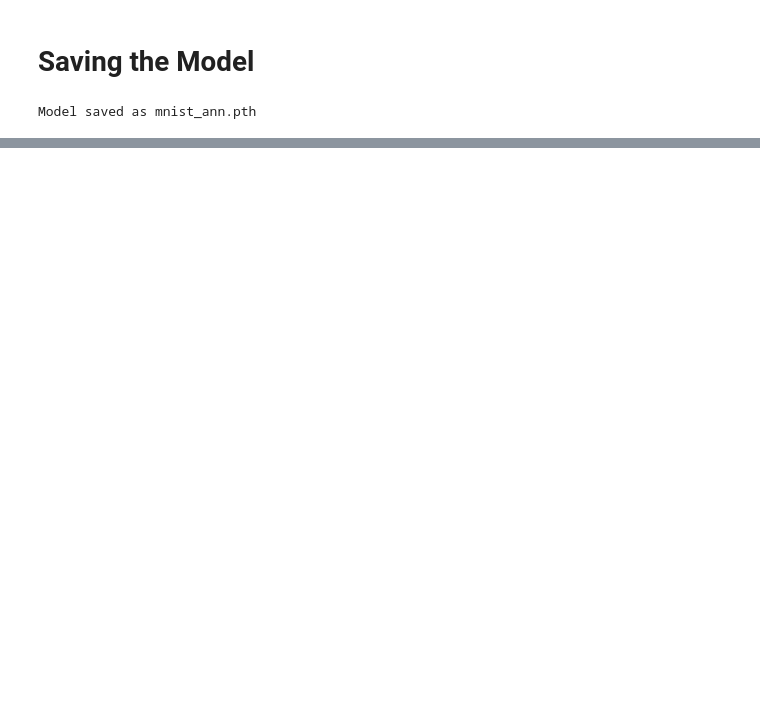
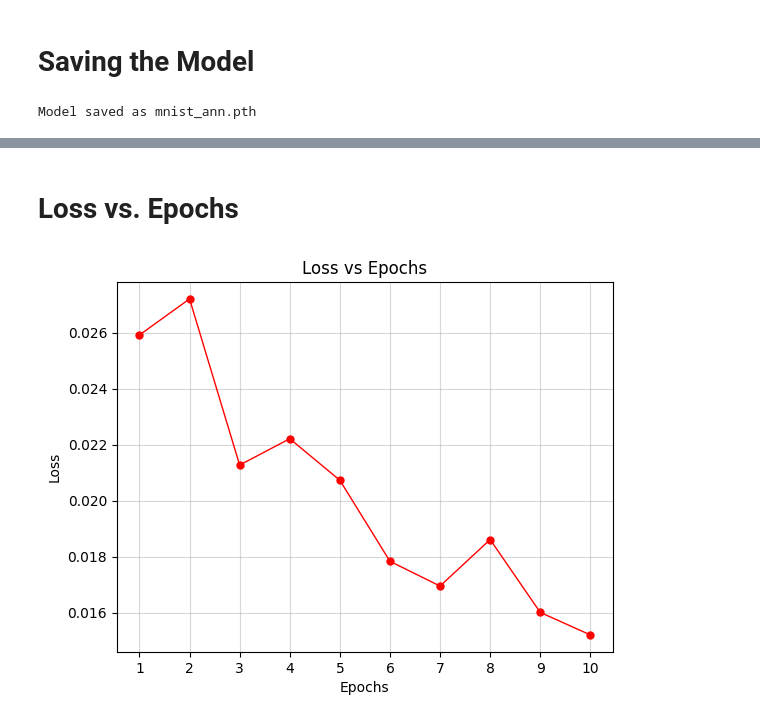
Before and after one commit to VedantPancholi/MNIST_ANN-USING-PYTORCH, a Jupyter notebook: mnist-ann-pytorch.ipynb, the cells around one changed output, grey strips where cells are left out. Drawn from its saved outputs; the diff is of its cells as text; code cells hidden in the pictures; blank space fills up the shorter version.

```diff
--- a/mnist-ann-pytorch.ipynb
+++ b/mnist-ann-pytorch.ipynb
@@ -337,0 +285,29 @@ Model saved as mnist_ann.pth
+# %% [markdown]
+# Loss vs. Epochs
+# %%
+# Track loss during training
+loss_list = []
+
+for epoch in range(num_epochs):
+    model.train()
+    epoch_loss = 0
+    for batch_idx, (images, labels) in enumerate(train_loader):
+        images, labels = images.to(device), labels.to(device)
+        outputs = model(images)
+        loss = criterion(outputs, labels)
+        optimizer.zero_grad()
+        loss.backward()
+        optimizer.step()
+        epoch_loss += loss.item()
+    loss_list.append(epoch_loss / len(train_loader))  # Average loss per epoch
+
+# Plot Loss vs. Epochs
+plt.plot(range(1, num_epochs + 1), loss_list, marker='o', linestyle='-', linewidth=1, markersize=5, color='r')
+plt.title("Loss vs Epochs")
+plt.xlabel("Epochs")
+plt.ylabel("Loss")
+plt.grid(alpha=0.5)
+plt.xticks(range(1, num_epochs + 1))
+plt.show()
+# %% [output]
+[figure, added]
```
Also changed, not shown: parts of 9 cells of this notebook.
